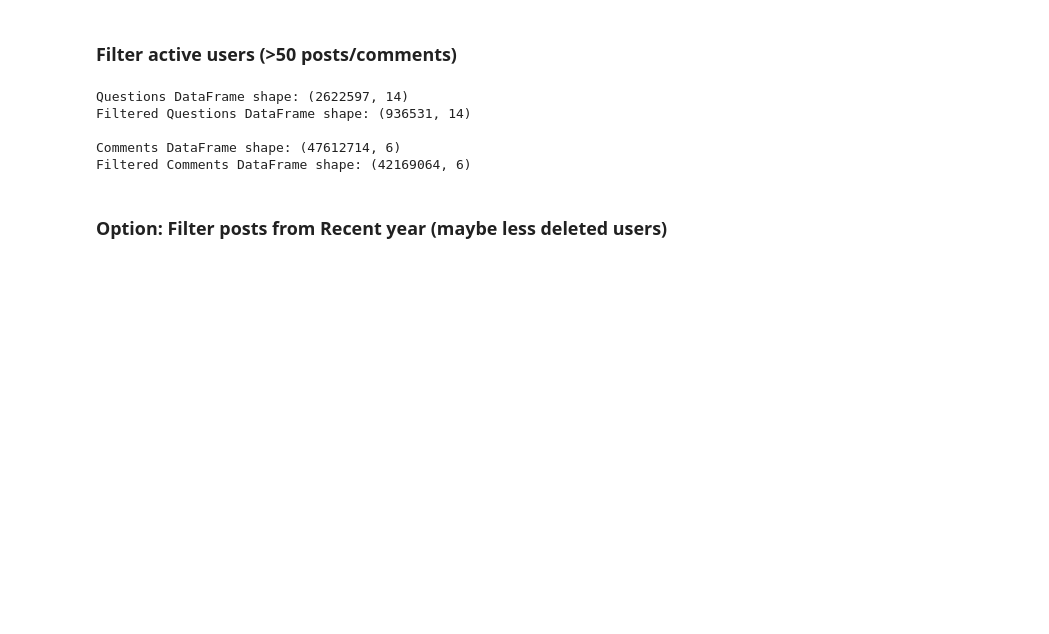
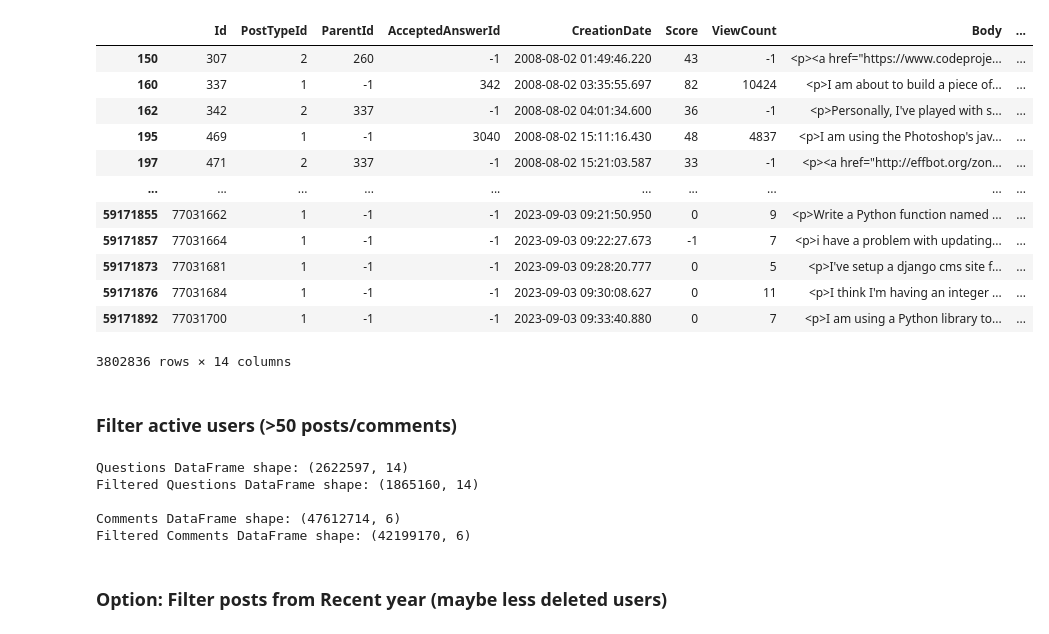
Before and after one commit to pierrehogenhaug/compToolsForDSProject, a Jupyter notebook: sentiment_intensity_analyzer.ipynb, the cells around one changed output. Cells and saved outputs as stored; diff of their text form; code cells hidden in the pictures; blank space fills up the shorter version.

Commit message:
cleaned active users filtering

```diff
--- a/sentiment_intensity_analyzer.ipynb
+++ b/sentiment_intensity_analyzer.ipynb
@@ -22,14 +22,30 @@ df_posts = pd.read_pickle('./pickle_dataframes/posts_typecasted.pkl')
 #df_postlinks = pd.read_pickle('./pickle_dataframes/post_links_typecasted.pkl')
 #df_tags = pd.read_pickle('./pickle_dataframes/tags_typecasted.pkl')
 df_users = pd.read_pickle('./pickle_dataframes/users_typecasted.pkl')
+# %%
+df_posts
+# %% [output]
+|  | Id | PostTypeId | ParentId | AcceptedAnswerId | CreationDate | Score | ViewCount | Body | ... |
+| 150 | 307 | 2 | 260 | -1 | 2008-08-02 01:49:46.220 | 43 | -1 | <p><a href="https://www.codeproje... | ... |
+| 160 | 337 | 1 | -1 | 342 | 2008-08-02 03:35:55.697 | 82 | 10424 | <p>I am about to build a piece of... | ... |
+| 162 | 342 | 2 | 337 | -1 | 2008-08-02 04:01:34.600 | 36 | -1 | <p>Personally, I've played with s... | ... |
+| 195 | 469 | 1 | -1 | 3040 | 2008-08-02 15:11:16.430 | 48 | 4837 | <p>I am using the Photoshop's jav... | ... |
+| 197 | 471 | 2 | 337 | -1 | 2008-08-02 15:21:03.587 | 33 | -1 | <p><a href="http://effbot.org/zon... | ... |
+| ... | ... | ... | ... | ... | ... | ... | ... | ... | ... |
+| 59171855 | 77031662 | 1 | -1 | -1 | 2023-09-03 09:21:50.950 | 0 | 9 | <p>Write a Python function named ... | ... |
+| 59171857 | 77031664 | 1 | -1 | -1 | 2023-09-03 09:22:27.673 | -1 | 7 | <p>i have a problem with updating... | ... |
+| 59171873 | 77031681 | 1 | -1 | -1 | 2023-09-03 09:28:20.777 | 0 | 5 | <p>I've setup a django cms site f... | ... |
+| 59171876 | 77031684 | 1 | -1 | -1 | 2023-09-03 09:30:08.627 | 0 | 11 | <p>I think I'm having an integer ... | ... |
+| 59171892 | 77031700 | 1 | -1 | -1 | 2023-09-03 09:33:40.880 | 0 | 7 | <p>I am using a Python library to... | ... |
+3802836 rows × 14 columns
 # %% [markdown]
 ### Filter active users (>50 posts/comments)
 # %%
-# Filtering posts to include only questions
-questions_df = df_posts[df_posts['PostTypeId'] == 1]
+# Filtering posts to include only questions and answers
+filtered_posts_df = df_posts[df_posts['PostTypeId'].isin([1, 2])]
 
 # Calculating post and comment counts for each user
-user_posts_count = df_posts.groupby('OwnerUserId').size().rename('PostCount')
+user_posts_count = filtered_posts_df.groupby('OwnerUserId').size().rename('PostCount')
 user_comments_count = df_comments.groupby('UserId').size().rename('CommentCount')
 
 # Merging counts with user data and filling missing values
@@ -45,34 +61,36 @@ active_users = active_users[active_users['TotalActivity'] > 50]
 active_user_ids = set(active_users['Id'])
 
 # Filtering dataframes for active user activity
-filtered_questions_df = questions_df[questions_df['OwnerUserId'].isin(active_user_ids)]
+filtered_active_posts_df = filtered_posts_df[filtered_posts_df['OwnerUserId'].isin(active_user_ids)]
 
-# Combining filters for comments related to active users
-active_user_post_ids = set(df_posts[df_posts['OwnerUserId'].isin(active_user_ids)]['Id'])
+# Identifying posts where the parent post is owned by an active user
+parent_posts_of_active_users = filtered_posts_df[filtered_posts_df['ParentId'].isin(filtered_active_posts_df['Id'])]
 
-# Filtering for answers by active users
-active_user_answers = df_posts[(df_posts['PostTypeId'] == 2) & (df_posts['OwnerUserId'].isin(active_user_ids))]
+# Including these posts in the filtered_active_posts_df
+filtered_active_posts_df = pd.concat([filtered_active_posts_df, parent_posts_of_active_users]).drop_duplicates()
 
-# Getting ParentIds of answers by active users
+# Gathering Post IDs and Parent IDs for active users
+active_user_post_ids = set(filtered_active_posts_df['Id'])
+active_user_answers = filtered_posts_df[(filtered_posts_df['PostTypeId'] == 2) & (filtered_posts_df['OwnerUserId'].isin(active_user_ids))]
 active_user_answer_parent_ids = set(active_user_answers['ParentId'])
 
-# Adjusting the logic for filtered comments
+# Filtering comments for active users and their related posts
 filtered_comments = df_comments[(df_comments['UserId'].isin(active_user_ids)) |
                                 (df_comments['PostId'].isin(active_user_post_ids)) |
                                 (df_comments['PostId'].isin(active_user_answer_parent_ids))].drop_duplicates()
 
 # Printing shapes for comparison
 print("Questions DataFrame shape:", questions_df.shape)
-print("Filtered Questions DataFrame shape:", filtered_questions_df.shape, '\n')
+print("Filtered Questions DataFrame shape:", filtered_active_posts_df.shape, '\n')
 
 print("Comments DataFrame shape:", df_comments.shape)
 print("Filtered Comments DataFrame shape:", filtered_comments.shape, '\n')
 # %% [output]
 Questions DataFrame shape: (2622597, 14)
-Filtered Questions DataFrame shape: (936531, 14)
+Filtered Questions DataFrame shape: (1865160, 14)
 
 Comments DataFrame shape: (47612714, 6)
-Filtered Comments DataFrame shape: (42169064, 6)
+Filtered Comments DataFrame shape: (42199170, 6)
 # %% [markdown]
 ### Option: Filter posts from Recent year (maybe less deleted users)
 # %%
```
Also changed, not shown: parts of 8 cells of this notebook.
